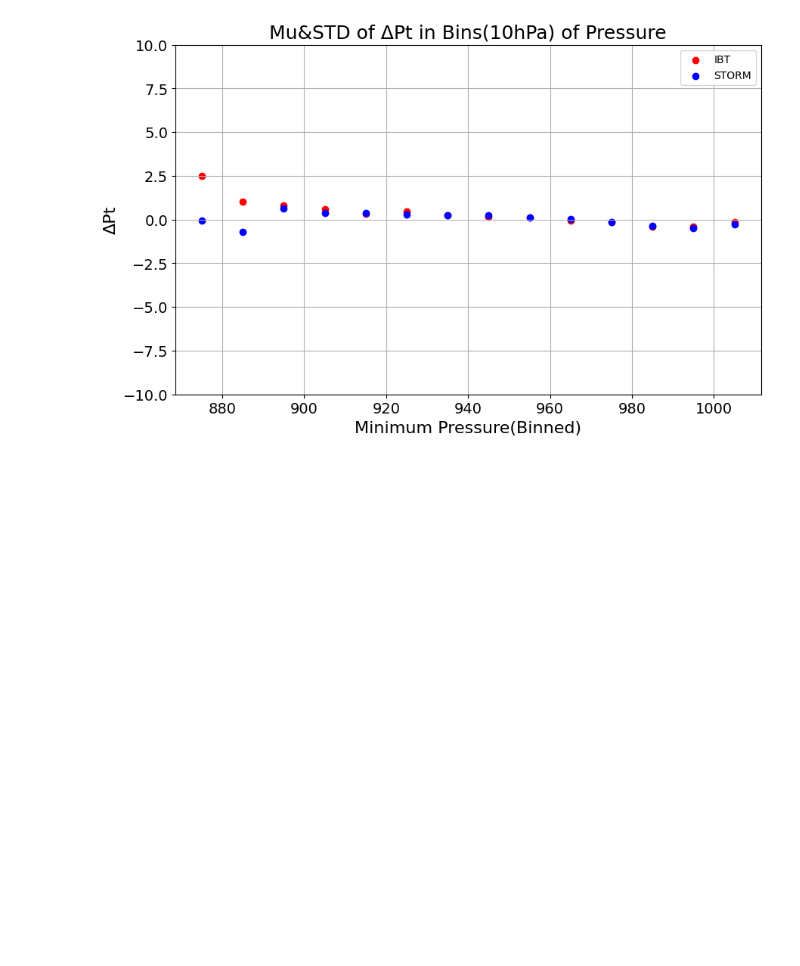
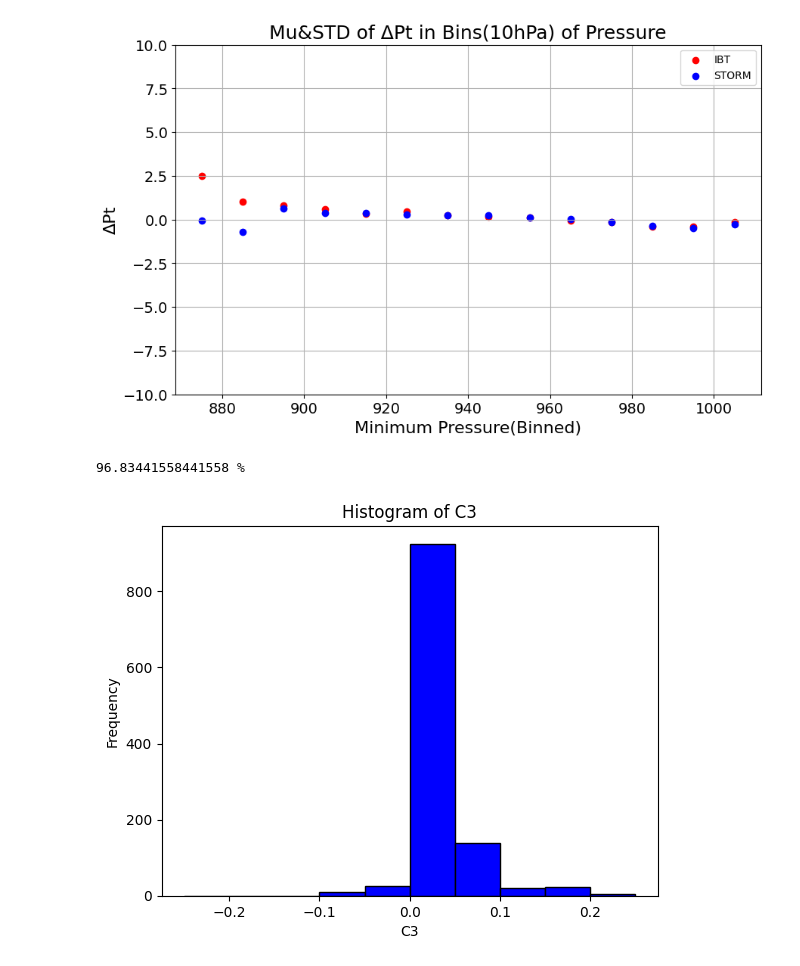
Before and after one commit to greedtn/STORM_CODE, a Jupyter notebook: Preprocessing/analysis/4_pressure.ipynb, the cells around one changed output. Drawn from its saved outputs; the diff is of its cells as text; code cells hidden in the pictures; blank space fills up the shorter version.

```diff
--- a/Preprocessing/analysis/4_pressure.ipynb
+++ b/Preprocessing/analysis/4_pressure.ipynb
@@ -149,3 +243,33 @@ plt.grid(True)
 plt.show()
 # %% [output]
 [figure]
+# %%
+import matplotlib.pyplot as plt
+
+# 現在のファイルのディレクトリパスを取得
+current_dir = os.getcwd()
+# input_data ディレクトリへの相対パスを作成
+input_dir = os.path.join(current_dir, '..', 'output_data')
+
+coeff = np.load(os.path.join(input_dir,'COEFFICIENTS_JM_PRESSURE.npy'), allow_pickle=True).item()
+
+# WPのデータを抽出
+WP_IDX = 5
+
+coeff = coeff[WP_IDX]
+c3 = []
+for month in range(5, 12):
+    for grid in coeff[month]:
+        c3.append(grid[3])
+
+positive_c3 = [x for x in c3 if x >= 0]
+print(len(positive_c3)*100 / len(c3), "%")
+plt.hist(c3, bins=10, range=(-0.25, 0.25), color='blue', edgecolor='black')
+
+plt.title('Histogram of C3')
+plt.xlabel('C3')
+plt.ylabel('Frequency')
+plt.show()
+# %% [output]
+96.83441558441558 %
+[figure, added]
```
Also changed, not shown: parts of 17 cells of this notebook, 1 other file.
